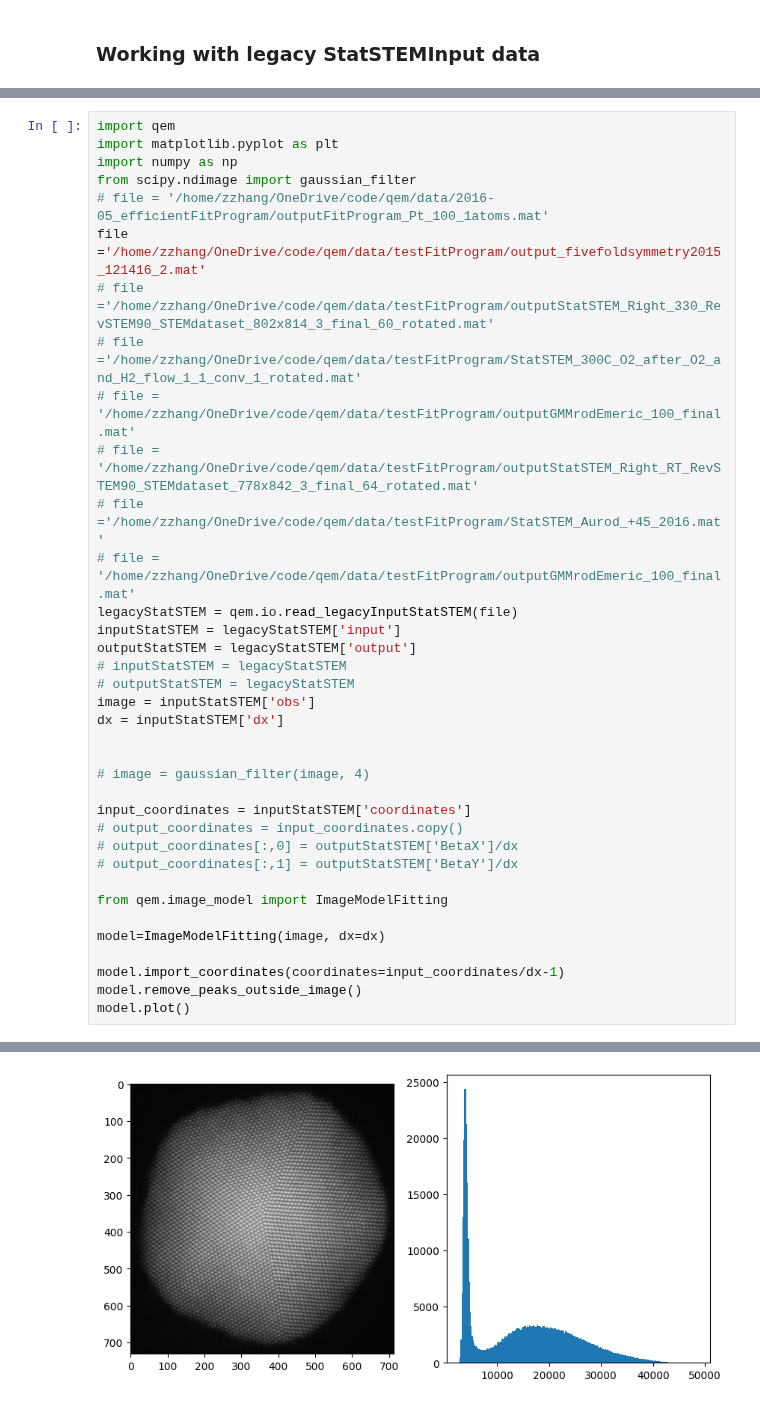
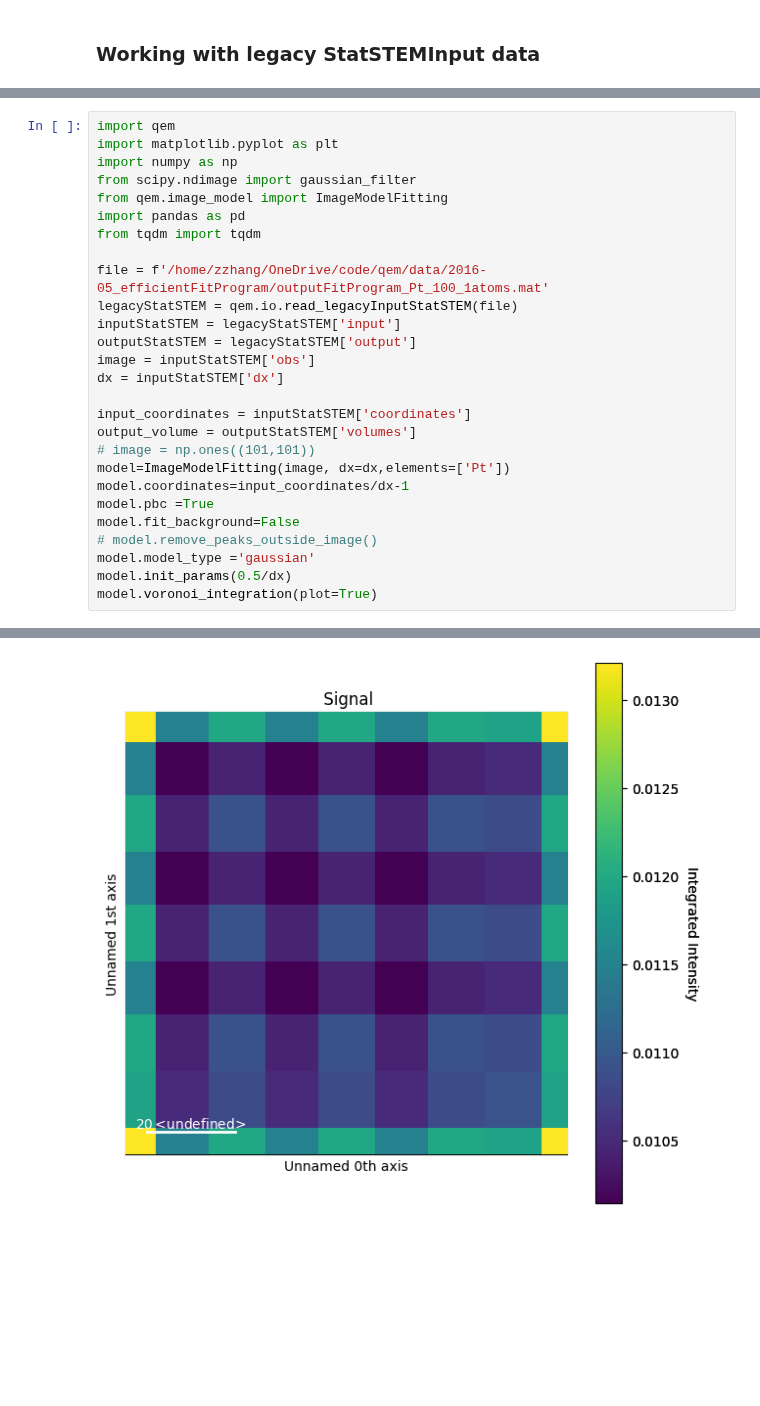
Before and after one commit to zezhong-zhang/qem, a Jupyter notebook: examples/CRLB.ipynb, the cells around one changed output, grey strips where cells are left out. Saved outputs shown, nothing was run; the diff lists cells and outputs as text; blank space fills up the shorter version.

```diff
--- a/examples/CRLB.ipynb
+++ b/examples/CRLB.ipynb
@@ -7,35 +106,26 @@ import qem
 import matplotlib.pyplot as plt
 import numpy as np
 from scipy.ndimage import gaussian_filter
-# file = '/home/zzhang/OneDrive/code/qem/data/2016-05_efficientFitProgram/outputFitProgram_Pt_100_1atoms.mat'
-file ='/home/zzhang/OneDrive/code/qem/data/testFitProgram/output_fivefoldsymmetry2015_121416_2.mat'
-# file ='/home/zzhang/OneDrive/code/qem/data/testFitProgram/outputStatSTEM_Right_330_RevSTEM90_STEMdataset_802x814_3_final_60_rotated.mat'
-# file ='/home/zzhang/OneDrive/code/qem/data/testFitProgram/StatSTEM_300C_O2_after_O2_and_H2_flow_1_1_conv_1_rotated.mat'
-# file = '/home/zzhang/OneDrive/code/qem/data/testFitProgram/outputGMMrodEmeric_100_final.mat'
-# file = '/home/zzhang/OneDrive/code/qem/data/testFitProgram/outputStatSTEM_Right_RT_RevSTEM90_STEMdataset_778x842_3_final_64_rotated.mat'
-# file ='/home/zzhang/OneDrive/code/qem/data/testFitProgram/StatSTEM_Aurod_+45_2016.mat'
-# file = '/home/zzhang/OneDrive/code/qem/data/testFitProgram/outputGMMrodEmeric_100_final.mat'
+from qem.image_model import ImageModelFitting
+import pandas as pd
+from tqdm import tqdm
+
+file = f'/home/zzhang/OneDrive/code/qem/data/2016-05_efficientFitProgram/outputFitProgram_Pt_100_1atoms.mat'
 legacyStatSTEM = qem.io.read_legacyInputStatSTEM(file)
 inputStatSTEM = legacyStatSTEM['input']
 outputStatSTEM = legacyStatSTEM['output']
-# inputStatSTEM = legacyStatSTEM
-# outputStatSTEM = legacyStatSTEM
 image = inputStatSTEM['obs']
 dx = inputStatSTEM['dx']
 
-
-# image = gaussian_filter(image, 4)
-
 input_coordinates = inputStatSTEM['coordinates']
-# output_coordinates = input_coordinates.copy()
-# output_coordinates[:,0] = outputStatSTEM['BetaX']/dx
-# output_coordinates[:,1] = outputStatSTEM['BetaY']/dx
-
-from qem.image_model import ImageModelFitting
-
-model=ImageModelFitting(image, dx=dx)
-
-model.import_coordinates(coordinates=input_coordinates/dx-1)
-model.remove_peaks_outside_image()
-model.plot()
+output_volume = outputStatSTEM['volumes']
+# image = np.ones((101,101))
+model=ImageModelFitting(image, dx=dx,elements=['Pt'])
+model.coordinates=input_coordinates/dx-1
+model.pbc =True
+model.fit_background=False
+# model.remove_peaks_outside_image()
+model.model_type ='gaussian'
+model.init_params(0.5/dx)
+model.voronoi_integration(plot=True)
 # %% [output]
@@ -42 +147 @@ model.plot()
-[figure, old version]
+[figure, new version]
```
Also changed, not shown: parts of 31 cells of this notebook, 2 other files.
